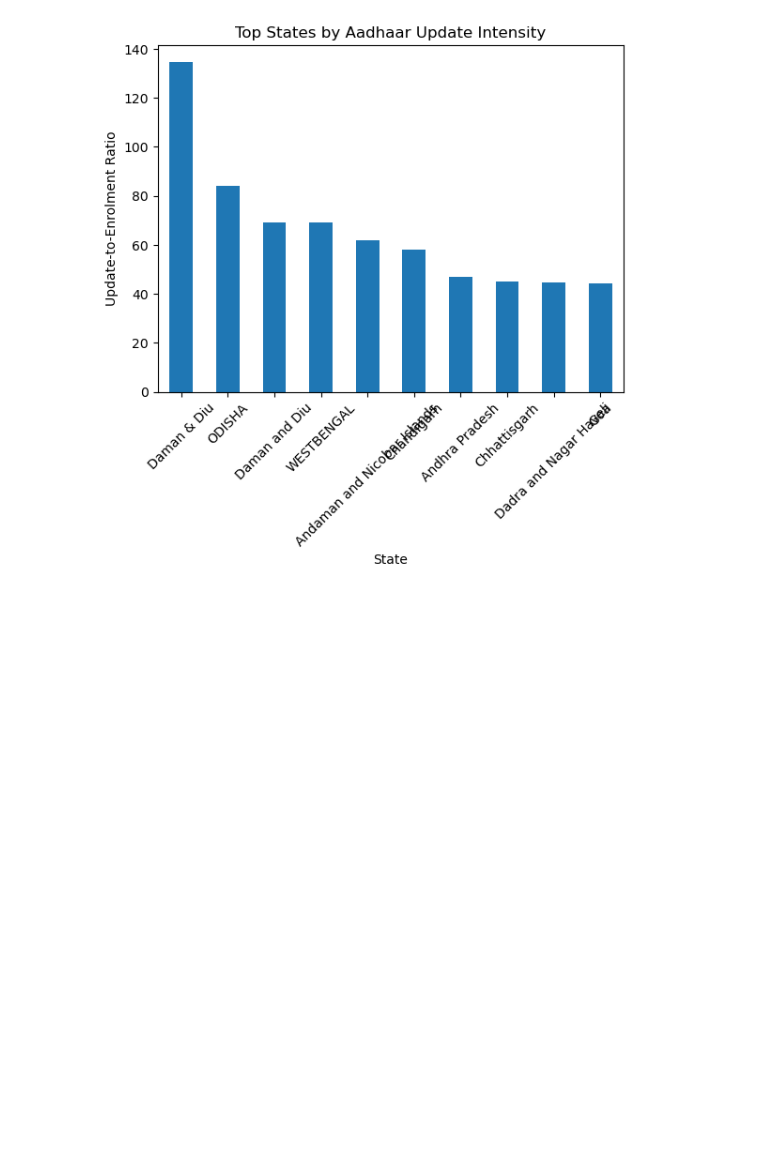
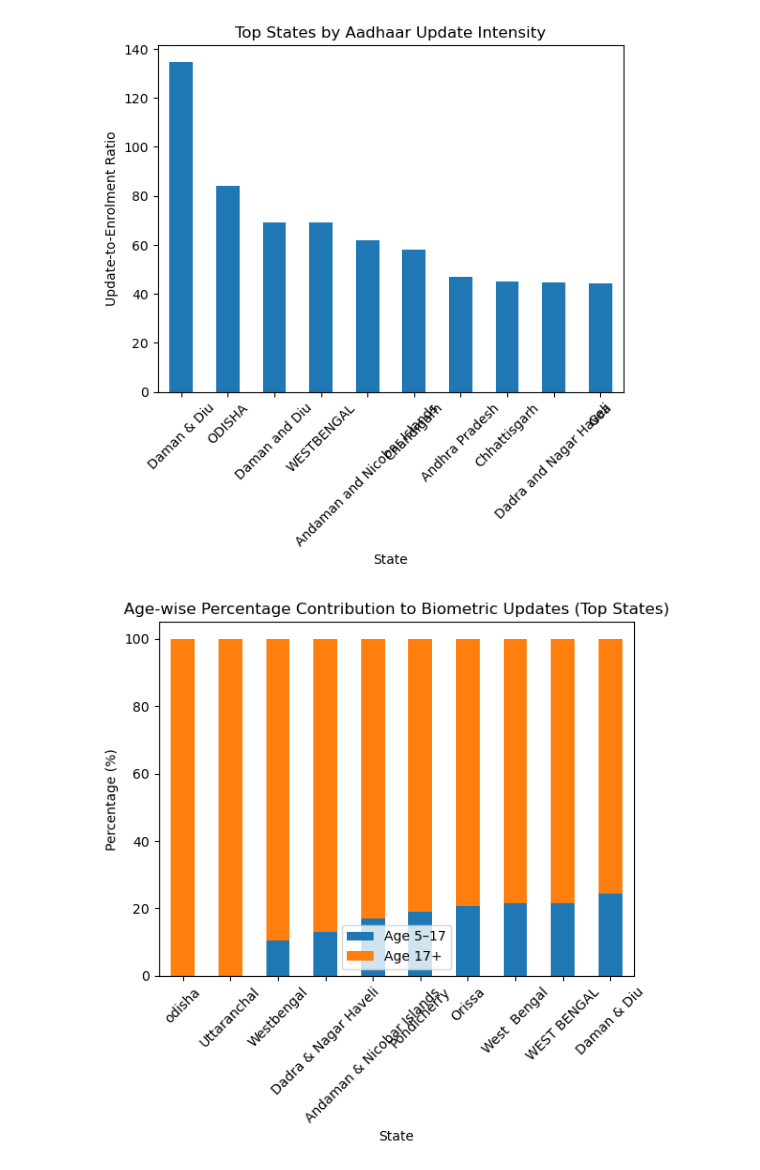
Before and after one commit to NishantRajora/Societal-Trends-in-Aadhaar-Enrolment-and-Updates, a Jupyter notebook: uidai.ipynb, the cells around one changed output. Cells and saved outputs as stored; diff of their text form; code cells hidden in the pictures; blank space fills up the shorter version.

```diff
--- a/uidai.ipynb
+++ b/uidai.ipynb
@@ -238,3 +249,18 @@ plt.xticks(rotation=45)
 plt.show()
 # %% [output]
 [figure]
+# %%
+bio_state = biometric_df.groupby("state")[["bio_age_5_17", "bio_age_17_"]].sum()
+
+bio_pct = bio_state.div(bio_state.sum(axis=1), axis=0) * 100
+bio_pct = bio_pct.sort_values(by="bio_age_17_", ascending=False).head(10)
+
+bio_pct.plot(kind="bar", stacked=True)
+plt.title("Age-wise Percentage Contribution to Biometric Updates (Top States)")
+plt.xlabel("State")
+plt.ylabel("Percentage (%)")
+plt.legend(["Age 5–17", "Age 17+"])
+plt.xticks(rotation=45)
+plt.show()
+# %% [output]
+[figure, added]
```
Also changed, not shown: parts of 5 cells of this notebook.
